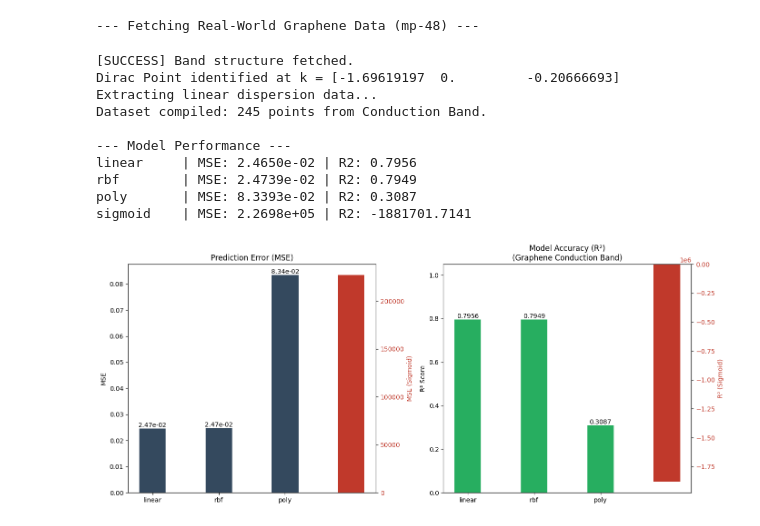
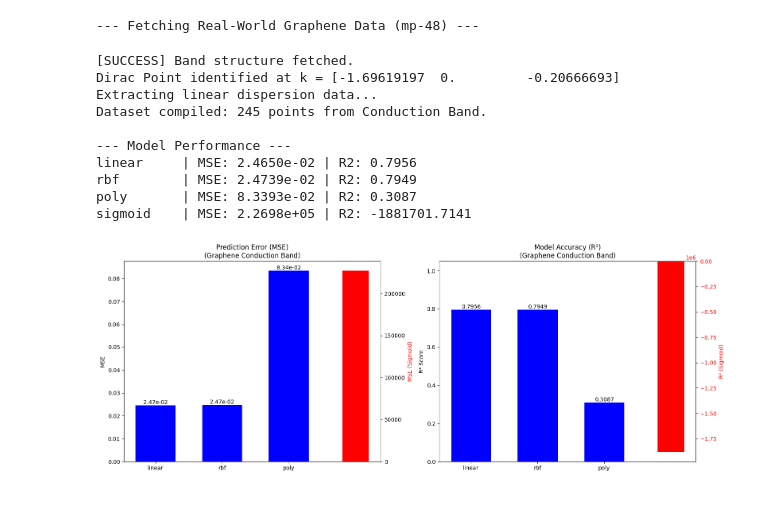
Before and after one commit to renatawong/svm-kernels-as-quantum-propagators, a Jupyter notebook: band_structure_graphene.ipynb, the cells around one changed output. Drawn from its saved outputs; the diff is of its cells as text; code cells hidden in the pictures.

```diff
--- a/band_structure_graphene.ipynb
+++ b/band_structure_graphene.ipynb
@@ -132,13 +132,13 @@ r2_vals = [results[k]['R2'] for k in kernels if k != 'sigmoid']
 mse_sig = results['sigmoid']['MSE']
 r2_sig = results['sigmoid']['R2']
 
-fig, (ax1, ax2) = plt.subplots(1, 2, figsize=(14, 6))
+fig, (ax1, ax2) = plt.subplots(1, 2, figsize=(16, 6))
 x = np.arange(len(kernels))
-width = 0.4
+
 std_kernels = [k for k in kernels if k != 'sigmoid']
 
 # Plot 1: MSE
-bars1 = ax1.bar(np.arange(len(std_kernels)), mse_vals, width=width, color='#34495e')
+bars1 = ax1.bar(np.arange(len(std_kernels)), mse_vals, color='blue', width=0.6)
 ax1.set_ylabel('MSE')
 ax1.set_title("Prediction Error (MSE)\n(Graphene Conduction Band)")
 ax1.set_xticks(np.arange(len(std_kernels)))
@@ -150,41 +150,41 @@ for bar in bars1:
 
 # Sigmoid MSE (Twin Axis)
 ax1t = ax1.twinx()
-bsig = ax1t.bar([len(std_kernels)], [mse_sig], width=width, color='#c0392b', label='Sigmoid')
-ax1t.set_ylabel('MSE (Sigmoid)', color='#c0392b')
-ax1t.tick_params(axis='y', labelcolor='#c0392b')
+bsig = ax1t.bar([len(std_kernels)], [mse_sig], color='red', label='Sigmoid', width=0.4)
+ax1t.set_ylabel('MSE (Sigmoid)', color='red')
+ax1t.tick_params(axis='y', labelcolor='black')
 
 # Plot 2: R2
-bars2 = ax2.bar(np.arange(len(std_kernels)), r2_vals, width=width, color='#27ae60')
+bars2 = ax2.bar(np.arange(len(std_kernels)), r2_vals, width=0.6, color='blue')
 ax2.set_ylabel('R² Score')
 ax2.set_title("Model Accuracy (R²)\n(Graphene Conduction Band)")
 ax2.set_xticks(np.arange(len(std_kernels)))
 ax2.set_xticklabels(std_kernels)
 ax2.set_ylim(0, 1.05)
 # Annotate
 for bar in bars2:
     ax2.text(bar.get_x() + bar.get_width()/2, bar.get_height(), f"{bar.get_height():.4f}",
              ha='center', va='bottom')
 
 # Sigmoid R2 (Twin Axis)
 ax2t = ax2.twinx()
-bsig2 = ax2t.bar([len(std_kernels)], [r2_sig], width=width, color='#c0392b')
-ax2t.set_ylabel('R² (Sigmoid)', color='#c0392b')
-ax2t.tick_params(axis='y', labelcolor='#c0392b')
+bsig2 = ax2t.bar([len(std_kernels)], [r2_sig], width=width, color='red')
+ax2t.set_ylabel('R² (Sigmoid)', color='red')
+ax2t.tick_params(axis='y', labelcolor='red')
 
 plt.tight_layout()
 plt.savefig("graphene_linear_proof.png")
 plt.show()
 # %% [output]
 --- Fetching Real-World Graphene Data (mp-48) ---
 [SUCCESS] Band structure fetched.
 Dirac Point identified at k = [-1.69619197  0.         -0.20666693]
 Extracting linear dispersion data...
 Dataset compiled: 245 points from Conduction Band.
 
 --- Model Performance ---
 linear     | MSE: 2.4650e-02 | R2: 0.7956
 rbf        | MSE: 2.4739e-02 | R2: 0.7949
 poly       | MSE: 8.3393e-02 | R2: 0.3087
 sigmoid    | MSE: 2.2698e+05 | R2: -1881701.7141
-[figure, old version]
+[figure, new version]
```
Also changed, not shown: 1 other file.
